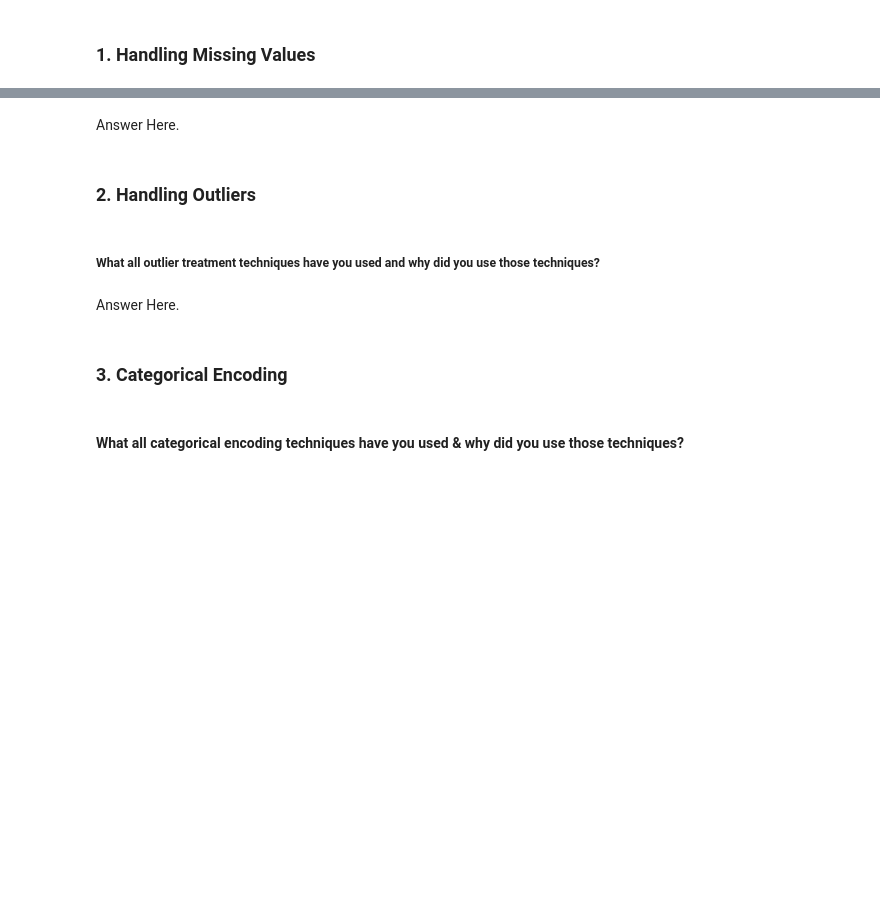
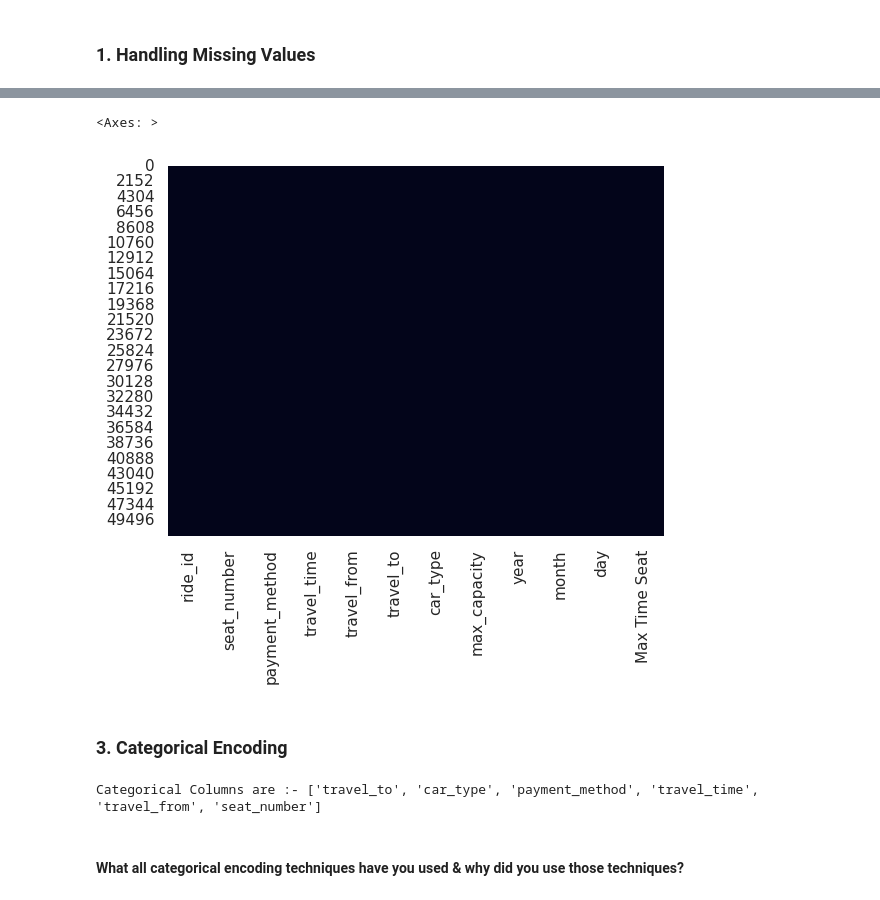
Before and after one commit to Manoharjha333/transport-demand-prediction, a Jupyter notebook: ML_Regression_Transport_Demand_Prediction.ipynb, the cells around one changed output, grey strips where cells are left out. Saved outputs shown, nothing was run; the diff lists cells and outputs as text; code cells hidden in the pictures; blank space fills up the shorter version.

```diff
--- a/ML_Regression_Transport_Demand_Prediction.ipynb
+++ b/ML_Regression_Transport_Demand_Prediction.ipynb
@@ -908,5 +936,8 @@ Answer Here.
 ## ***6. Feature Engineering & Data Pre-processing***
 # %% [markdown]
 ### 1. Handling Missing Values
+# %%
+# Create a copy
+data = dataset.copy()
 # %%
 # Handling Missing Values & Missing Value Imputation
@@ -915,4 +959,0 @@ Answer Here.
-# %% [markdown]
-Answer Here.
-# %% [markdown]
-### 2. Handling Outliers
@@ -921,6 +960,8 @@ Answer Here.
-# %% [markdown]
-##### What all outlier treatment techniques have you used and why did you use those techniques?
-# %% [markdown]
-Answer Here.
+# %%
+# Checking Null Value by plotting Heatmap
+sns.heatmap(data.isnull(), cbar=False)
+# %% [output]
+<Axes: >
+[figure, added]
 # %% [markdown]
 ### 3. Categorical Encoding
@@ -928,0 +968,7 @@ Answer Here.
+# %%
+# Encode your categorical columns
+# Getting the categorical columns
+categorical_columns=list(set(dataset.columns.to_list()).difference(set(dataset.describe().columns.to_list())))
+print("Categorical Columns are :-", categorical_columns)
+# %% [output]
+Categorical Columns are :- ['travel_to', 'car_type', 'payment_method', 'travel_time', 'travel_from', 'seat_number']
```
Also changed, not shown: parts of 198 cells of this notebook.
